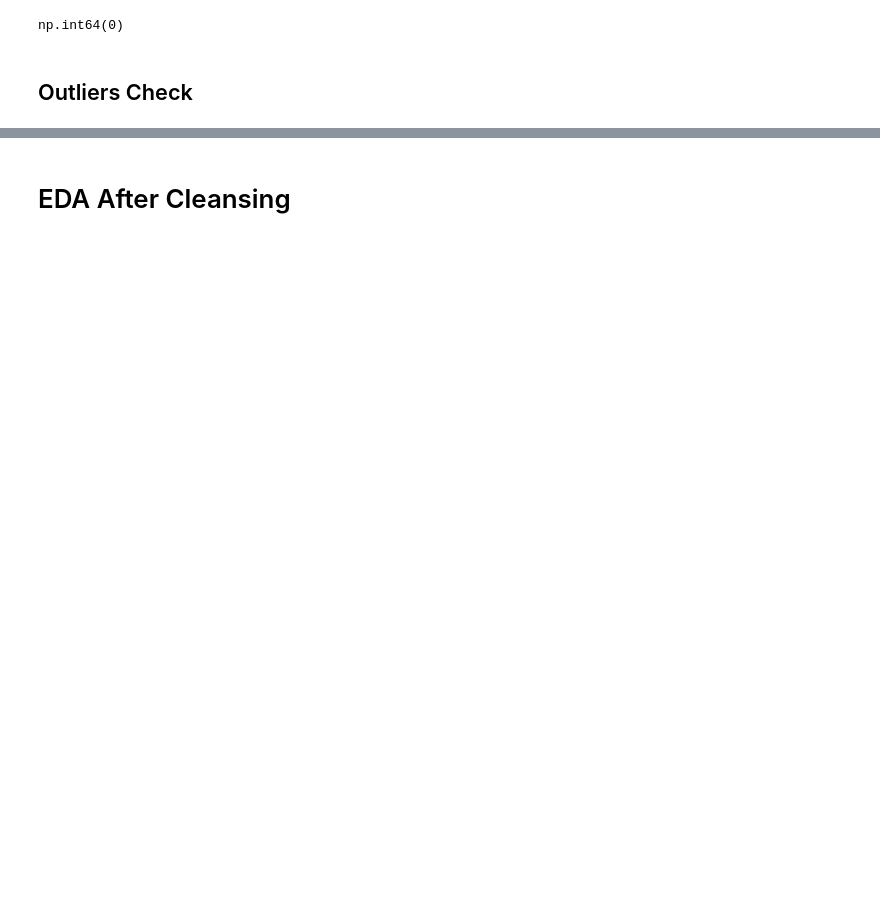
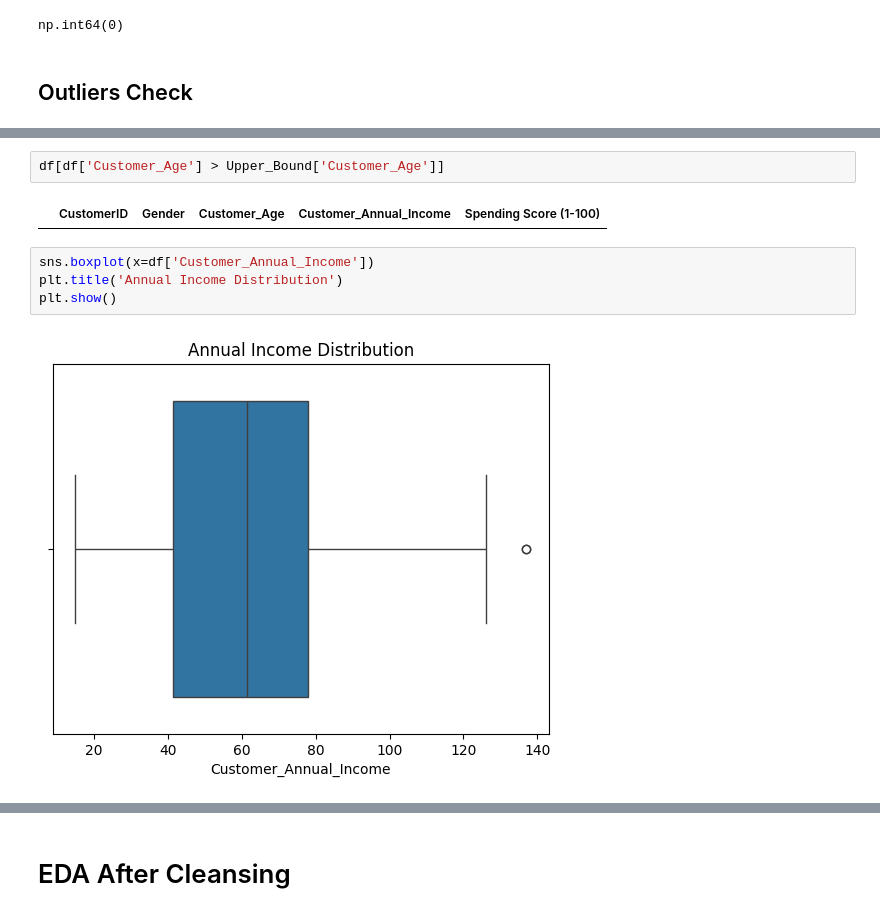
Before and after one commit to SarahBahary/Customer-Segmentation, a Jupyter notebook: CustomerSegmentation.ipynb, the cells around one changed output, grey strips where cells are left out. Drawn from its saved outputs; the diff is of its cells as text; blank space fills up the shorter version.

```diff
--- a/CustomerSegmentation.ipynb
+++ b/CustomerSegmentation.ipynb
@@ -199,0 +317,10 @@ dtype: float64
+# %%
+df[df['Customer_Age'] > Upper_Bound['Customer_Age']]
+# %% [output]
+|  | CustomerID | Gender | Customer_Age | Customer_Annual_Income | Spending Score (1-100) |
+# %%
+sns.boxplot(x=df['Customer_Annual_Income'])
+plt.title('Annual Income Distribution')
+plt.show()
+# %% [output]
+[figure, added]
```
Also changed, not shown: parts of 44 cells of this notebook.
